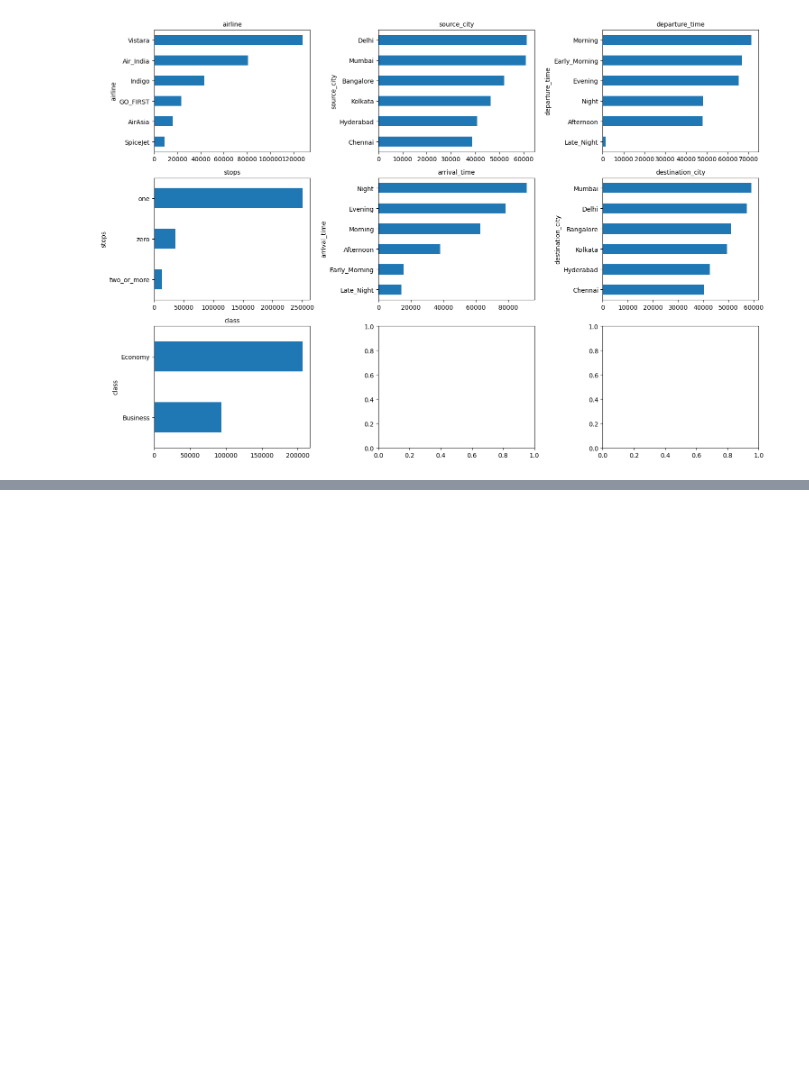
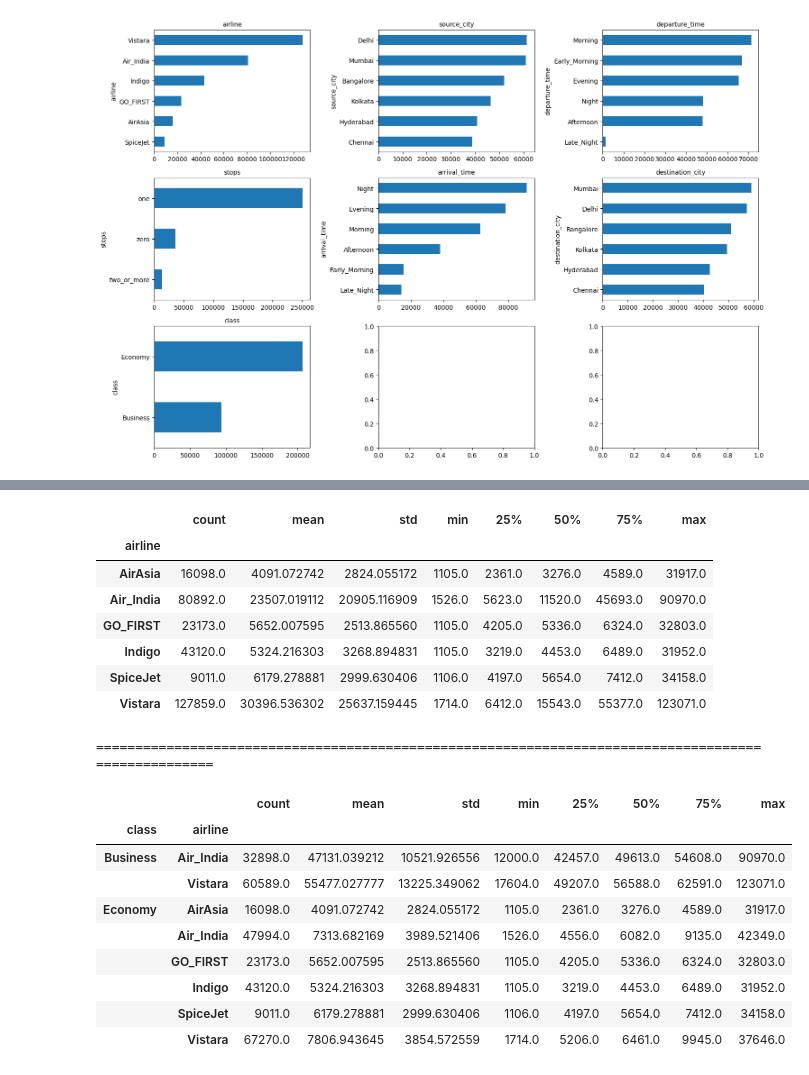
Before and after one commit to FragileMouse/flight-price-analysis, a Jupyter notebook: notebooks/analysis.ipynb, the cells around one changed output, grey strips where cells are left out. Drawn from its saved outputs; the diff is of its cells as text; code cells hidden in the pictures; blank space fills up the shorter version.

```diff
--- a/notebooks/analysis.ipynb
+++ b/notebooks/analysis.ipynb
@@ -167,0 +178,27 @@ plt.show()
+# %%
+price_avialine = df.groupby('airline')['price'].describe()
+price_avialine_dif = df.groupby(['class', 'airline'])['price'].describe()
+
+display(price_avialine)
+print('='*100)
+display(price_avialine_dif)
+# %% [output]
+|  | count | mean | std | min | 25% | 50% | 75% | max |
+| airline |  |  |  |  |  |  |  |  |
+| AirAsia | 16098.0 | 4091.072742 | 2824.055172 | 1105.0 | 2361.0 | 3276.0 | 4589.0 | 31917.0 |
+| Air_India | 80892.0 | 23507.019112 | 20905.116909 | 1526.0 | 5623.0 | 11520.0 | 45693.0 | 90970.0 |
+| GO_FIRST | 23173.0 | 5652.007595 | 2513.865560 | 1105.0 | 4205.0 | 5336.0 | 6324.0 | 32803.0 |
+| Indigo | 43120.0 | 5324.216303 | 3268.894831 | 1105.0 | 3219.0 | 4453.0 | 6489.0 | 31952.0 |
+| SpiceJet | 9011.0 | 6179.278881 | 2999.630406 | 1106.0 | 4197.0 | 5654.0 | 7412.0 | 34158.0 |
+| Vistara | 127859.0 | 30396.536302 | 25637.159445 | 1714.0 | 6412.0 | 15543.0 | 55377.0 | 123071.0 |
+====================================================================================================
+|  |  | count | mean | std | min | 25% | 50% | 75% | max |
+| class | airline |  |  |  |  |  |  |  |  |
+| Business | Air_India | 32898.0 | 47131.039212 | 10521.926556 | 12000.0 | 42457.0 | 49613.0 | 54608.0 | 90970.0 |
+|  | Vistara | 60589.0 | 55477.027777 | 13225.349062 | 17604.0 | 49207.0 | 56588.0 | 62591.0 | 123071.0 |
+| Economy | AirAsia | 16098.0 | 4091.072742 | 2824.055172 | 1105.0 | 2361.0 | 3276.0 | 4589.0 | 31917.0 |
+|  | Air_India | 47994.0 | 7313.682169 | 3989.521406 | 1526.0 | 4556.0 | 6082.0 | 9135.0 | 42349.0 |
+|  | GO_FIRST | 23173.0 | 5652.007595 | 2513.865560 | 1105.0 | 4205.0 | 5336.0 | 6324.0 | 32803.0 |
+|  | Indigo | 43120.0 | 5324.216303 | 3268.894831 | 1105.0 | 3219.0 | 4453.0 | 6489.0 | 31952.0 |
+|  | SpiceJet | 9011.0 | 6179.278881 | 2999.630406 | 1106.0 | 4197.0 | 5654.0 | 7412.0 | 34158.0 |
+|  | Vistara | 67270.0 | 7806.943645 | 3854.572559 | 1714.0 | 5206.0 | 6461.0 | 9945.0 | 37646.0 |
```
Also changed, not shown: parts of 7 cells of this notebook.
